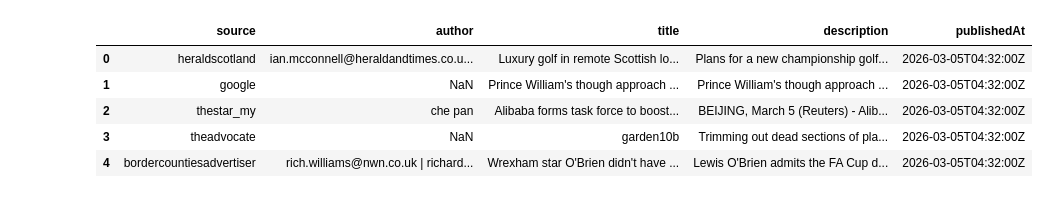
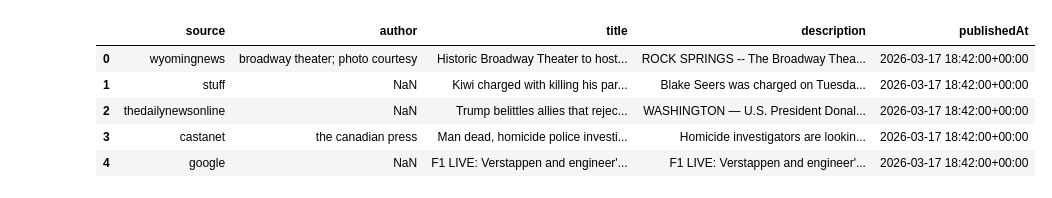
Before and after one commit to tilahungoito/TrainingDataScience-tomasmore, a Jupyter notebook: news_project/pandas_analysis.ipynb, the cells around one changed output. Cells and saved outputs as stored; diff of their text form; code cells hidden in the pictures.

```diff
--- a/news_project/pandas_analysis.ipynb
+++ b/news_project/pandas_analysis.ipynb
@@ -7,15 +5,22 @@ In this notebook, we load the data with Pandas, formulate a hypothesis, and prov
 # %%
 import pandas as pd
 import matplotlib.pyplot as plt
+import seaborn as sns
 import re
+
+# Set display options
+plt.style.use('ggplot')
+pd.set_option('display.max_columns', None)
+pd.set_option('display.max_colwidth', 50)
 
 # Load dataset
 df = pd.read_csv("news_data.csv")
+df['publishedAt'] = pd.to_datetime(df['publishedAt'])
 df.head()
 # %% [output]
 |  | source | author | title | description | publishedAt |
-| 0 | heraldscotland | ian.mcconnell@heraldandtimes.co.u... | Luxury golf in remote Scottish lo... | Plans for a new championship golf... | 2026-03-05T04:32:00Z |
-| 1 | google | NaN | Prince William's though approach ... | Prince William's though approach ... | 2026-03-05T04:32:00Z |
-| 2 | thestar_my | che pan | Alibaba forms task force to boost... | BEIJING, March 5 (Reuters) - Alib... | 2026-03-05T04:32:00Z |
-| 3 | theadvocate | NaN | garden10b | Trimming out dead sections of pla... | 2026-03-05T04:32:00Z |
-| 4 | bordercountiesadvertiser | rich.williams@nwn.co.uk | richard... | Wrexham star O'Brien didn't have ... | Lewis O'Brien admits the FA Cup d... | 2026-03-05T04:32:00Z |
+| 0 | wyomingnews | broadway theater; photo courtesy | Historic Broadway Theater to host... | ROCK SPRINGS -- The Broadway Thea... | 2026-03-17 18:42:00+00:00 |
+| 1 | stuff | NaN | Kiwi charged with killing his par... | Blake Seers was charged on Tuesda... | 2026-03-17 18:42:00+00:00 |
+| 2 | thedailynewsonline | NaN | Trump belittles allies that rejec... | WASHINGTON — U.S. President Donal... | 2026-03-17 18:42:00+00:00 |
+| 3 | castanet | the canadian press | Man dead, homicide police investi... | Homicide investigators are lookin... | 2026-03-17 18:42:00+00:00 |
+| 4 | google | NaN | F1 LIVE: Verstappen and engineer'... | F1 LIVE: Verstappen and engineer'... | 2026-03-17 18:42:00+00:00 |
```
Also changed, not shown: parts of 18 cells of this notebook, 3 other files.
